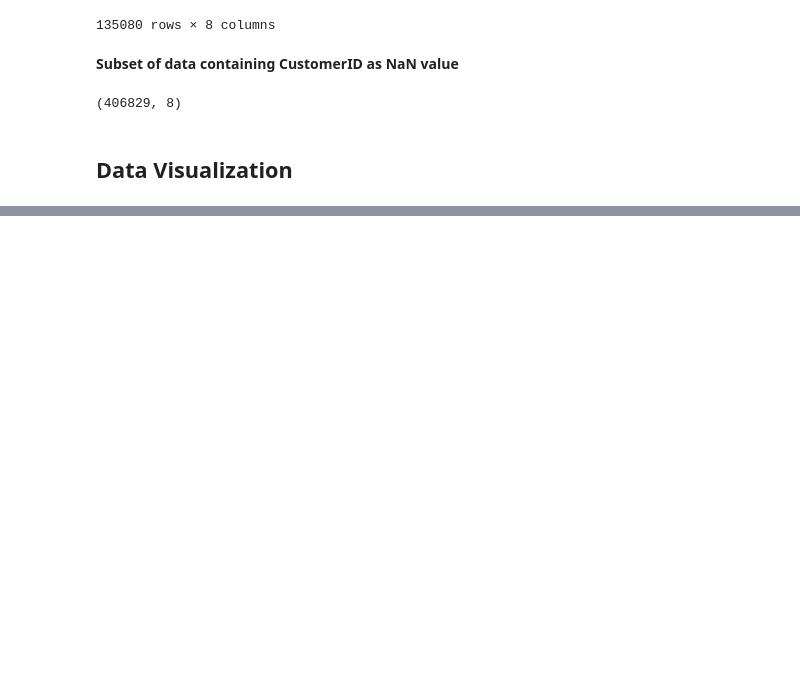
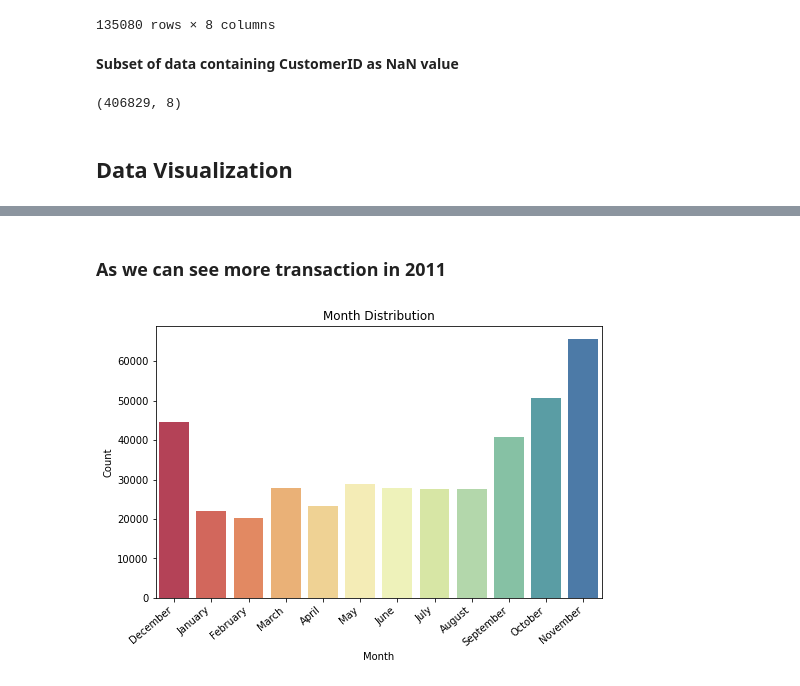
Before and after one commit to AbhijeetS1112/Online-Retail-Customer-Segmentation, a Jupyter notebook: Online_Retail_Customer_Segmentation.ipynb, the cells around one changed output, grey strips where cells are left out. Saved outputs shown, nothing was run; the diff lists cells and outputs as text; code cells hidden in the pictures; blank space fills up the shorter version.

```diff
--- a/Online_Retail_Customer_Segmentation.ipynb
+++ b/Online_Retail_Customer_Segmentation.ipynb
@@ -180,0 +203,12 @@ df['CustomerID'] = df['CustomerID'].astype(str)
+# %% [markdown]
+### As we can see more transaction in 2011
+# %%
+#Month Distribution
+plt.figure(figsize=(8,5))
+sns.countplot(df['InvoiceDate'].dt.month_name(),palette= 'Spectral')
+plt.xticks(rotation=40,ha='right')
+plt.title("Month Distribution")
+plt.xlabel('Month')
+plt.ylabel('Count');
+# %% [output]
+[figure, added]
```
Also changed, not shown: parts of 32 cells of this notebook.
